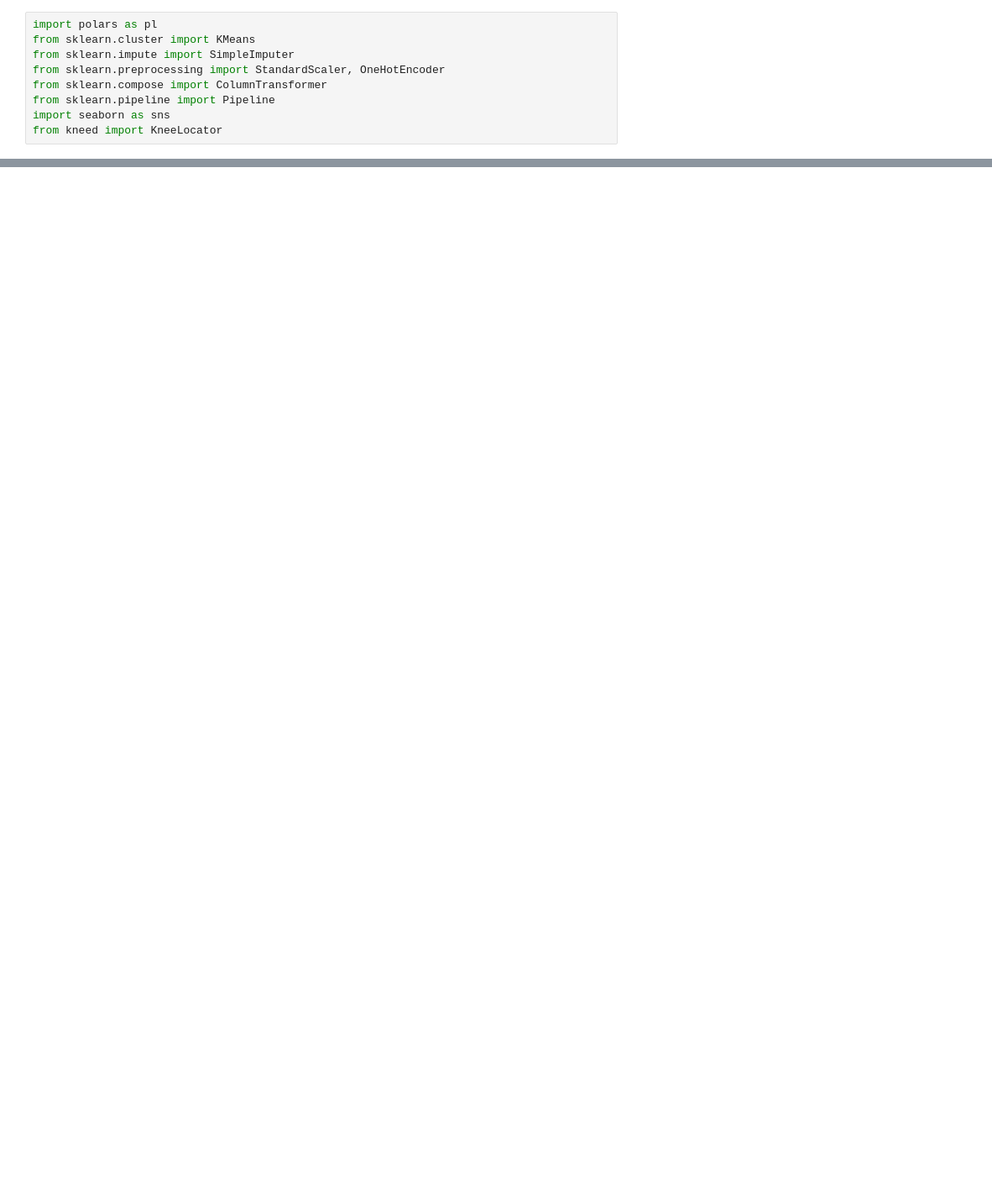
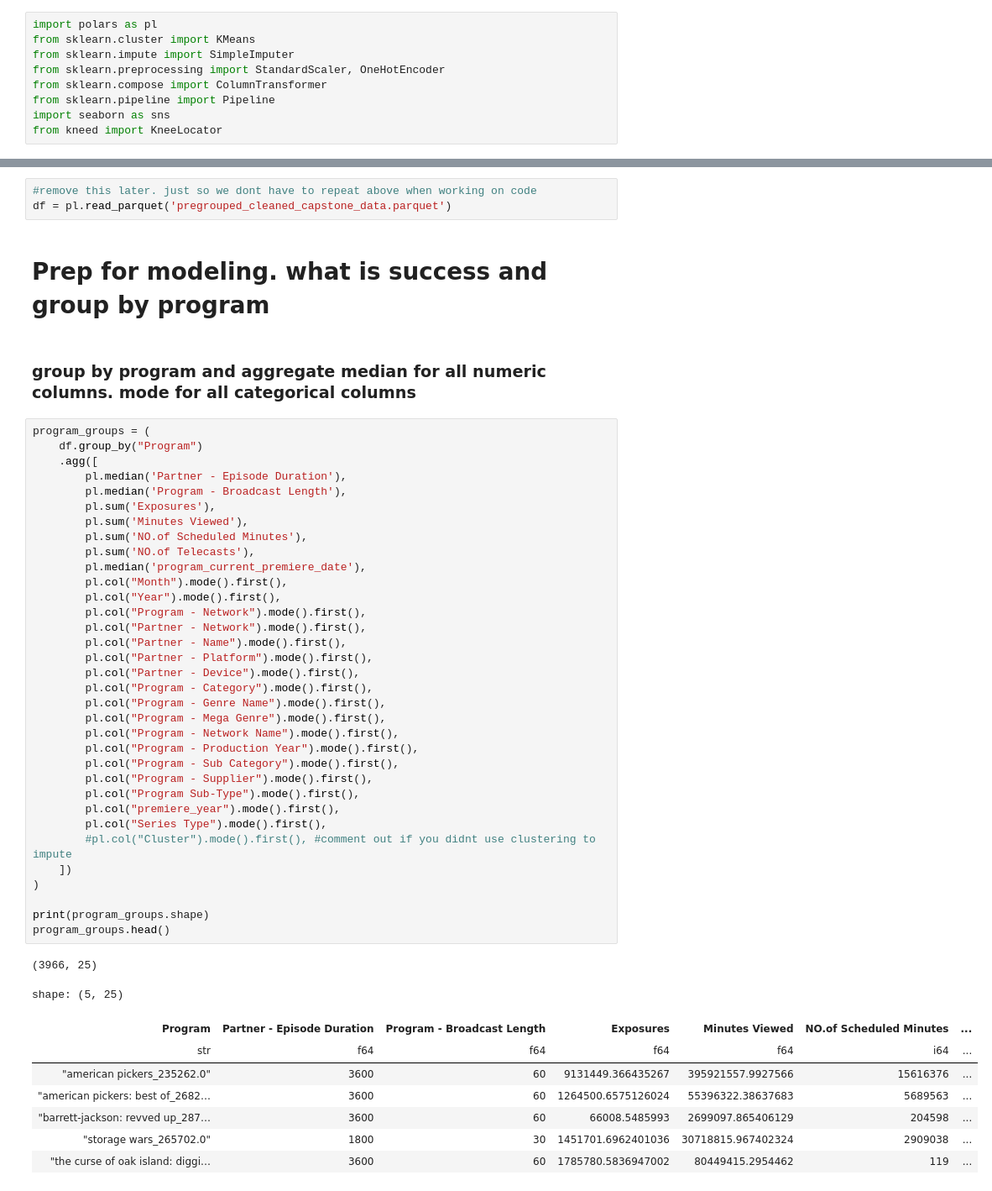
Before and after one commit to cjmireider/HOYA2, a Jupyter notebook: capstone_data_clean.ipynb, the cells around one changed output, grey strips where cells are left out. Shown at 84% size. Drawn from its saved outputs; the diff is of its cells as text; blank space fills up the shorter version.

```diff
--- a/capstone_data_clean.ipynb
+++ b/capstone_data_clean.ipynb
@@ -488,0 +458,51 @@ aggregated_seasons
+# %%
+#remove this later. just so we dont have to repeat above when working on code
+df = pl.read_parquet('pregrouped_cleaned_capstone_data.parquet')
+# %% [markdown]
+# Prep for modeling. what is success and group by program
+# %% [markdown]
+### group by program and aggregate median for all numeric columns. mode for all categorical columns
+# %%
+program_groups = (
+    df.group_by("Program")
+    .agg([
+        pl.median('Partner - Episode Duration'),
+        pl.median('Program - Broadcast Length'),
+        pl.sum('Exposures'),
+        pl.sum('Minutes Viewed'),
+        pl.sum('NO.of Scheduled Minutes'),
+        pl.sum('NO.of Telecasts'),
+        pl.median('program_current_premiere_date'),
+        pl.col("Month").mode().first(),
+        pl.col("Year").mode().first(),
+        pl.col("Program - Network").mode().first(),
+        pl.col("Partner - Network").mode().first(),
+        pl.col("Partner - Name").mode().first(),
+        pl.col("Partner - Platform").mode().first(),
+        pl.col("Partner - Device").mode().first(),
+        pl.col("Program - Category").mode().first(),
+        pl.col("Program - Genre Name").mode().first(),
+        pl.col("Program - Mega Genre").mode().first(),
+        pl.col("Program - Network Name").mode().first(),
+        pl.col("Program - Production Year").mode().first(),
+        pl.col("Program - Sub Category").mode().first(),
+        pl.col("Program - Supplier").mode().first(),
+        pl.col("Program Sub-Type").mode().first(),
+        pl.col("premiere_year").mode().first(),
+        pl.col("Series Type").mode().first(),
+        #pl.col("Cluster").mode().first(), #comment out if you didnt use clustering to impute
+    ])
+)
+
+print(program_groups.shape)
+program_groups.head()
+# %% [output]
+(3966, 25)
+shape: (5, 25)
+| Program | Partner - Episode Duration | Program - Broadcast Length | Exposures | Minutes Viewed | NO.of Scheduled Minutes | ... |
+| str | f64 | f64 | f64 | f64 | i64 | ... |
+| "american pickers_235262.0" | 3600 | 60 | 9131449.366435267 | 395921557.9927566 | 15616376 | ... |
+| "american pickers: best of_2682… | 3600 | 60 | 1264500.6575126024 | 55396322.38637683 | 5689563 | ... |
+| "barrett-jackson: revved up_287… | 3600 | 60 | 66008.5485993 | 2699097.865406129 | 204598 | ... |
+| "storage wars_265702.0" | 1800 | 30 | 1451701.6962401036 | 30718815.967402324 | 2909038 | ... |
+| "the curse of oak island: diggi… | 3600 | 60 | 1785780.5836947002 | 80449415.2954462 | 119 | ... |
```
Also changed, not shown: parts of 53 cells of this notebook, 2 other files.
